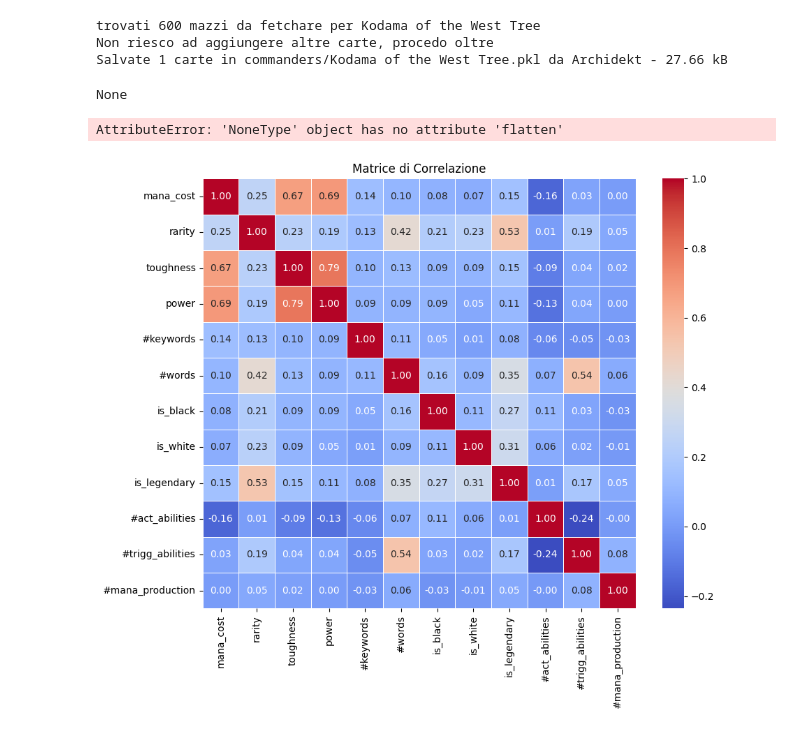
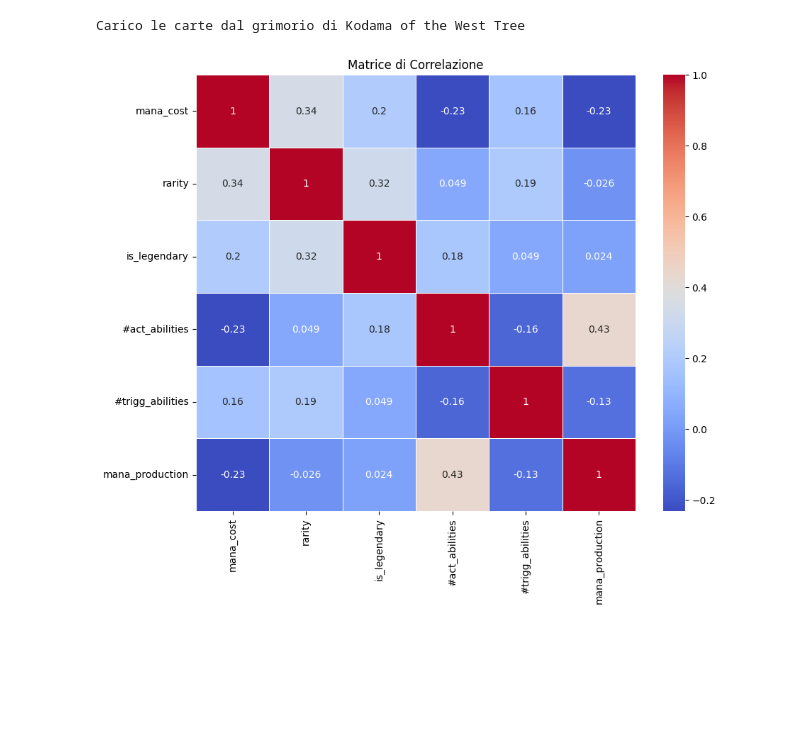
Before and after one commit to ax-ten/ICON-23-24-EDH, a Jupyter notebook: Correlation Matrix.ipynb, the cells around one changed output. Cells and saved outputs as stored; diff of their text form; code cells hidden in the pictures; blank space fills up the shorter version.

Commit message:
Correlation matrix fix, add card count

```diff
--- a/Correlation Matrix.ipynb
+++ b/Correlation Matrix.ipynb
@@ -10,42 +1,42 @@ Carico le carte dal grimorio di Kodama of the West Tree
-# %%
-commander = "Neyith of the Dire Hunt"
-# grim = Grimoire.Grimoire(omnicomprehensive=True)
-# Decks.fetch(By.COMMANDER, commander)
-grim = Grimoire.fetch(By.COMMANDER,commander,do_load=False,n_thread=1)
-# %% [output]
-trovati 600 mazzi da fetchare per Kodama of the West Tree
-Non riesco ad aggiungere altre carte, procedo oltre
-Salvate 1 carte in commanders/Kodama of the West Tree.pkl da Archidekt - 27.66 kB
-# %%
-print(grim)
-# %% [output]
-None
+# %%
+
+import src.grimoire as Grimoire
+import src.decks as Decks
+from src.by import By
+
+kodama = "Kodama of the West Tree"
+# mazzi = Decks.fetch(By.COMMANDER, kodama, n_thread=1)
+
+# grim = Grimoire.load("OMNI") if Grimoire.load("OMNI",False) is not None else Grimoire().make_omni()
+grim = Grimoire.fetch(By.COMMANDER, kodama)
+# %% [output]
+Carico le carte dal grimorio di Kodama of the West Tree
 # %%
 from src.card import Filters
 # Crea la matrice di correlazione
 df = grim.dataframe(
     positive_filters=[
         Filters.isLegalInCommander,
-        Filters.isCreature,
-        Filters.isGreen
+        # Filters.isCreature,
+        # Filters.isGreen
+        # Filters.isColorless
     ],
     negative_filters=[
+        Filters.isToken
         # Filters.isLegendary
     ],
     additional_data={
         # "is_creature": lambda card: int(Type.Creature.name in card.types),
-        "#keywords" : lambda card: len(card.keywords),
-        "#words" : lambda card: card.text.count(' ')+1,
-        "is_black": lambda card: int(card.color_identity['B']),
-        "is_white": lambda card: int(card.color_identity['W']),
+        # "#keywords" : lambda card: len(card.keywords),
+        # "#words" : lambda card: card.text.count(' ')+1,
+        # "is_green": lambda card: int(card.color_identity['G']),
+        # "is_black": lambda card: int(card.color_identity['B']),
         # "is_colorless": lambda card: int(all(not v for v in card.color_identity.values())),
         "is_legendary": lambda card: int("Legendary" in card.super_types),
-        "#act_abilities": lambda card: int(card.count_active_abilities()),
-        "#trigg_abilities": lambda card: int(card.count_trigger_abilities()),
-        "#mana_production": lambda card: int(card.count_mana_production())
+        "#act_abilities": lambda card: card.count_active_abilities(),
+        "#trigg_abilities": lambda card: card.count_trigger_abilities(),
+        "mana_production": lambda card: card.abs_mana_production()
     })
-# %% [output]
-AttributeError: 'NoneType' object has no attribute 'flatten'
 # %%
 from sklearn.preprocessing import StandardScaler, MinMaxScaler, RobustScaler
 
@@ -57,11 +48,12 @@ scaler = StandardScaler()
 df_scaled[numeric_cols] =  scaler.fit_transform(df[numeric_cols])
 correlation_matrix = df_scaled.corr()
 # %%
-
-plt.figure(figsize=(10, 8))
-sns.heatmap(correlation_matrix, annot=np.round(correlation_matrix, 2), cmap='coolwarm',
-            linewidths=0.5, fmt=".2f", annot_kws={"size": 10})
+import seaborn as sns
+import matplotlib.pyplot as plt
+# Opzionalmente, crea una heatmap per visualizzare meglio la correlazione
+plt.figure(figsize=(10,8))
+sns.heatmap(correlation_matrix, annot=True, cmap='coolwarm', linewidths=0.5)
 plt.title('Matrice di Correlazione')
 plt.show()
 # %% [output]
-[figure, old version]
+[figure, new version]
```
Also changed, not shown: parts of 4 cells of this notebook, 4 other files.
